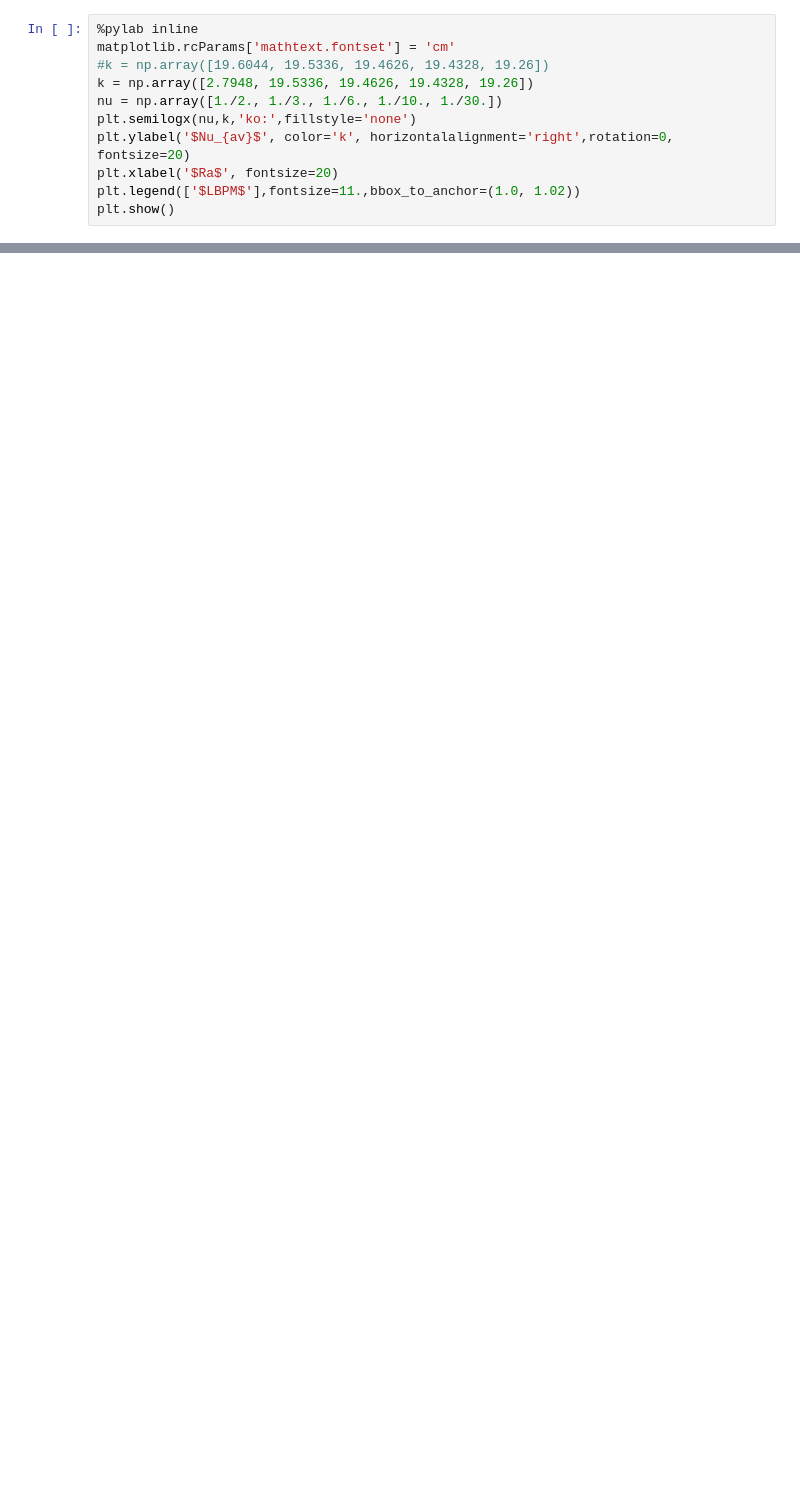
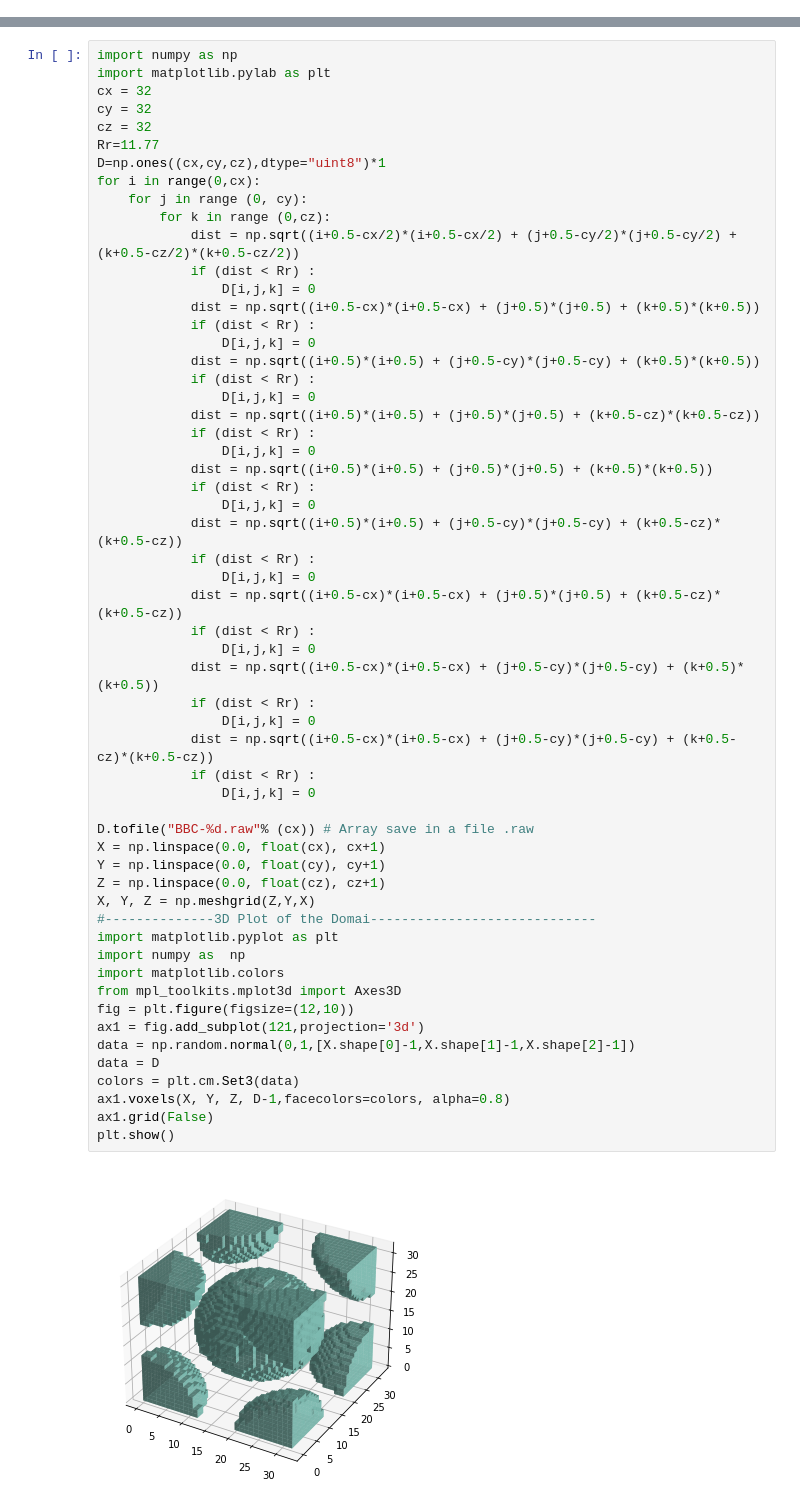
Before and after one commit to Ricardoleite/resultsproject.github.io, a Jupyter notebook: _sources/notebooks/tauK.ipynb, the cells around one changed output, grey strips where cells are left out. Saved outputs shown, nothing was run; the diff lists cells and outputs as text; blank space fills up the shorter version.

```diff
--- a/_sources/notebooks/tauK.ipynb
+++ b/_sources/notebooks/tauK.ipynb
@@ -46,11 +58,0 @@ K= 0.002729296875
-# %%
-%pylab inline
-matplotlib.rcParams['mathtext.fontset'] = 'cm'
-#k = np.array([19.6044, 19.5336, 19.4626, 19.4328, 19.26])
-k = np.array([2.7948, 19.5336, 19.4626, 19.4328, 19.26])
-nu = np.array([1./2., 1./3., 1./6., 1./10., 1./30.])
-plt.semilogx(nu,k,'ko:',fillstyle='none')
-plt.ylabel('$Nu_{av}$', color='k', horizontalalignment='right',rotation=0, fontsize=20)
-plt.xlabel('$Ra$', fontsize=20)
-plt.legend(['$LBPM$'],fontsize=11.,bbox_to_anchor=(1.0, 1.02))
-plt.show()
@@ -73,0 +65,59 @@ $$
+# %%
+import numpy as np
+import matplotlib.pylab as plt
+cx = 32
+cy = 32
+cz = 32
+Rr=11.77
+D=np.ones((cx,cy,cz),dtype="uint8")*1
+for i in range(0,cx):
+    for j in range (0, cy):
+        for k in range (0,cz):
+            dist = np.sqrt((i+0.5-cx/2)*(i+0.5-cx/2) + (j+0.5-cy/2)*(j+0.5-cy/2) + (k+0.5-cz/2)*(k+0.5-cz/2))
+            if (dist < Rr) :
+                D[i,j,k] = 0
+            dist = np.sqrt((i+0.5-cx)*(i+0.5-cx) + (j+0.5)*(j+0.5) + (k+0.5)*(k+0.5))
+            if (dist < Rr) :
+                D[i,j,k] = 0
+            dist = np.sqrt((i+0.5)*(i+0.5) + (j+0.5-cy)*(j+0.5-cy) + (k+0.5)*(k+0.5))
+            if (dist < Rr) :
+                D[i,j,k] = 0
+            dist = np.sqrt((i+0.5)*(i+0.5) + (j+0.5)*(j+0.5) + (k+0.5-cz)*(k+0.5-cz))
+            if (dist < Rr) :
+                D[i,j,k] = 0
+            dist = np.sqrt((i+0.5)*(i+0.5) + (j+0.5)*(j+0.5) + (k+0.5)*(k+0.5))
+            if (dist < Rr) :
+                D[i,j,k] = 0
+            dist = np.sqrt((i+0.5)*(i+0.5) + (j+0.5-cy)*(j+0.5-cy) + (k+0.5-cz)*(k+0.5-cz))
+            if (dist < Rr) :
+                D[i,j,k] = 0
+            dist = np.sqrt((i+0.5-cx)*(i+0.5-cx) + (j+0.5)*(j+0.5) + (k+0.5-cz)*(k+0.5-cz))
+            if (dist < Rr) :
+                D[i,j,k] = 0
+            dist = np.sqrt((i+0.5-cx)*(i+0.5-cx) + (j+0.5-cy)*(j+0.5-cy) + (k+0.5)*(k+0.5))
+            if (dist < Rr) :
+                D[i,j,k] = 0
+            dist = np.sqrt((i+0.5-cx)*(i+0.5-cx) + (j+0.5-cy)*(j+0.5-cy) + (k+0.5-cz)*(k+0.5-cz))
+            if (dist < Rr) :
+                D[i,j,k] = 0
+
+D.tofile("BBC-%d.raw"% (cx)) # Array save in a file .raw
+X = np.linspace(0.0, float(cx), cx+1)
+Y = np.linspace(0.0, float(cy), cy+1)
+Z = np.linspace(0.0, float(cz), cz+1)
+X, Y, Z = np.meshgrid(Z,Y,X)
+#--------------3D Plot of the Domai-----------------------------
+import matplotlib.pyplot as plt
+import numpy as  np
+import matplotlib.colors
+from mpl_toolkits.mplot3d import Axes3D
+fig = plt.figure(figsize=(12,10))
+ax1 = fig.add_subplot(121,projection='3d')
+data = np.random.normal(0,1,[X.shape[0]-1,X.shape[1]-1,X.shape[2]-1])
+data = D
+colors = plt.cm.Set3(data)
+ax1.voxels(X, Y, Z, D-1,facecolors=colors, alpha=0.8)
+ax1.grid(False)
+plt.show()
+# %% [output]
+[figure, added]
```
Also changed, not shown: parts of 9 cells of this notebook, 33 other files.
